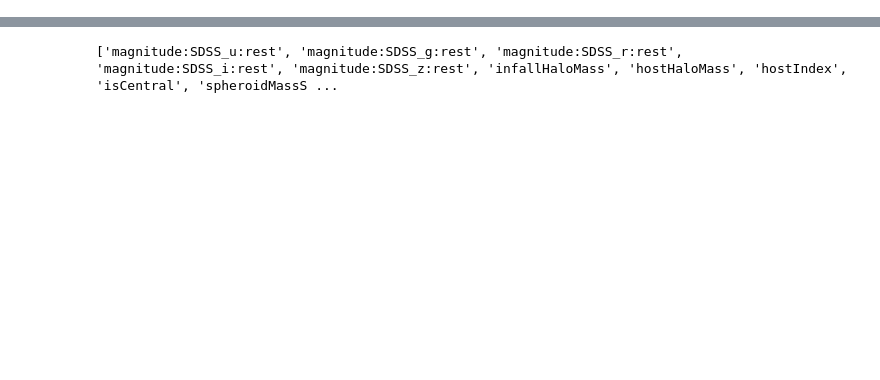
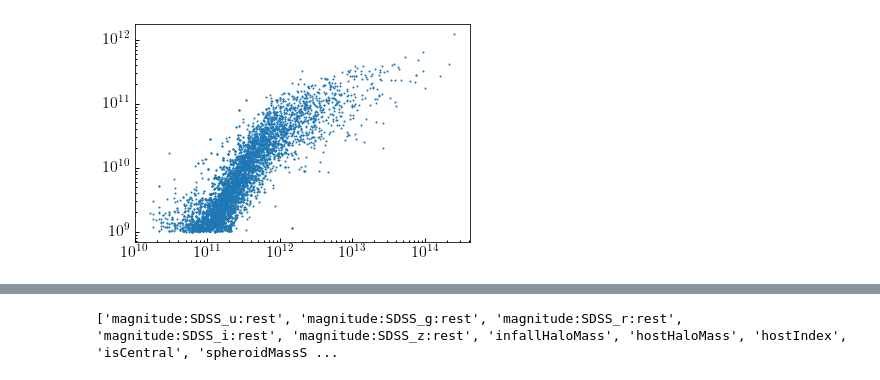
Before and after one commit to dkorytov/rescale_dc2, a Jupyter notebook: notebooks/luminosity_remapping_dev.ipynb, the cells around one changed output, grey strips where cells are left out. Drawn from its saved outputs; the diff is of its cells as text; code cells hidden in the pictures; blank space fills up the shorter version.

```diff
--- a/notebooks/luminosity_remapping_dev.ipynb
+++ b/notebooks/luminosity_remapping_dev.ipynb
@@ -16,0 +14,13 @@ rescaled_mstar_dc2 = rescale_stellar_mass(protoDC2_z0, umachine_z0)
+# %%
+from rescale_dc2.rescale_snapshot import rescale_stellar_mass
+rescaled_mstar_dc2 = rescale_stellar_mass(protoDC2_z0, umachine_z0)
+
+cenmask = rescaled_mstar_dc2['isCentral'] == 1
+
+fig, ax = plt.subplots(1, 1)
+
+__=ax.loglog()
+__=ax.scatter(rescaled_mstar_dc2['hostHaloMass'][cenmask][::100],
+             rescaled_mstar_dc2['rescaled_mstar'][cenmask][::100], s=1)
+# %% [output]
+[figure, added]
```
Also changed, not shown: parts of 12 cells of this notebook, 2 other files.
